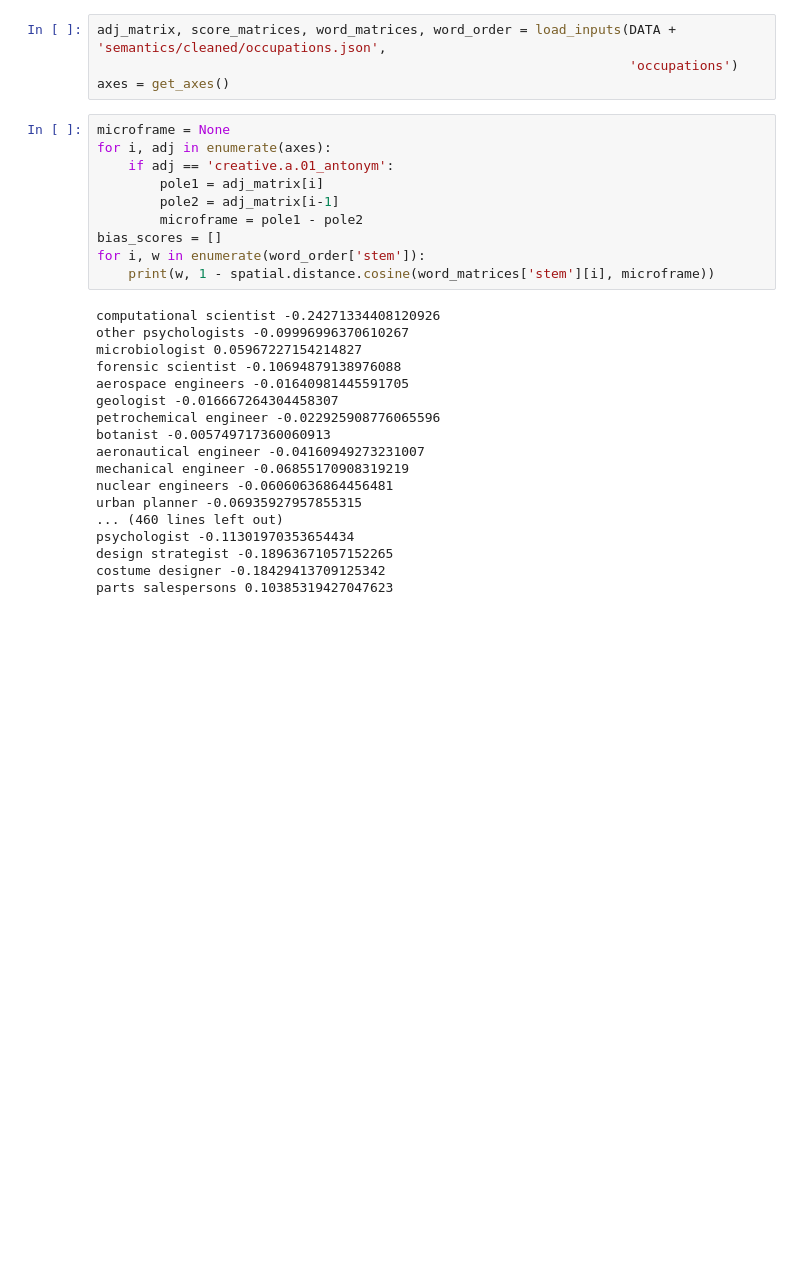
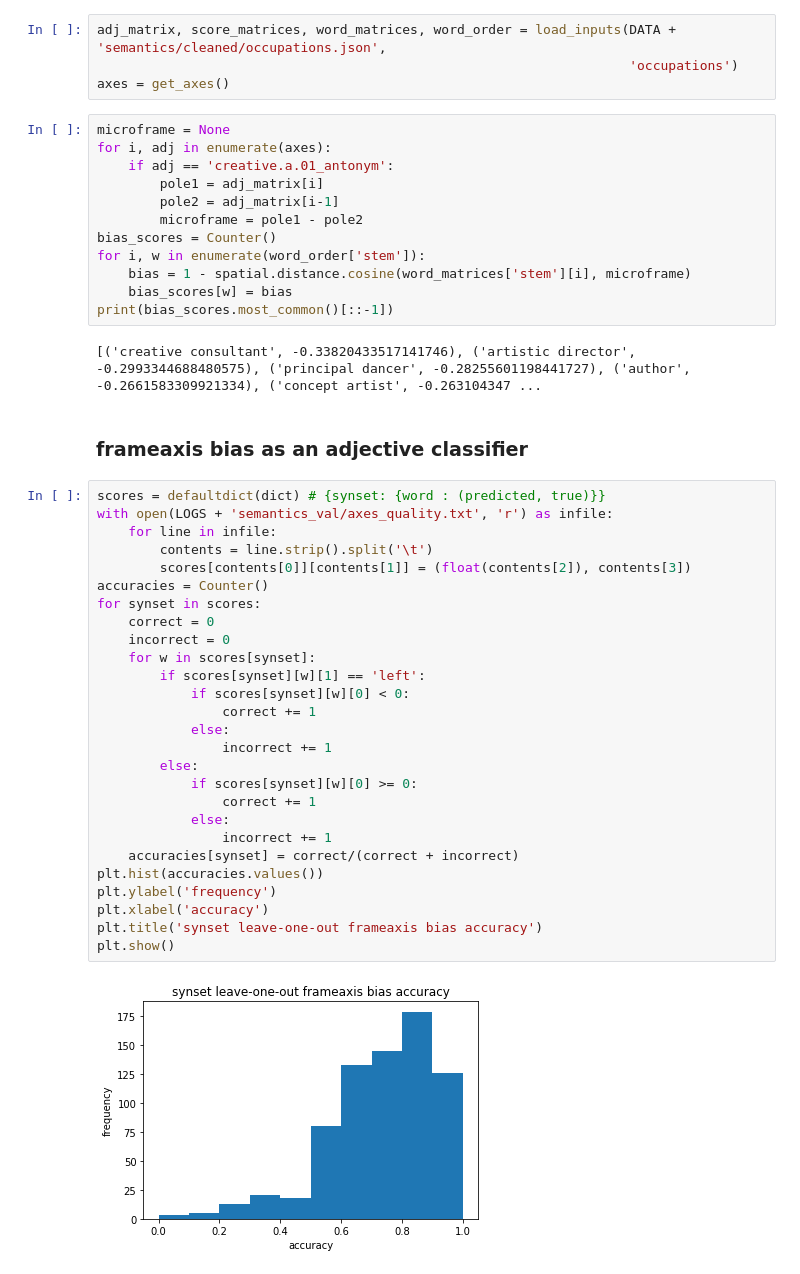
Before and after one commit to lucy3/context_semantic_axes, a Jupyter notebook: code/semantics_viz.ipynb, the cells around one changed output. Drawn from its saved outputs; the diff is of its cells as text; blank space fills up the shorter version.

```diff
--- a/code/semantics_viz.ipynb
+++ b/code/semantics_viz.ipynb
@@ -320,24 +321,41 @@ for i, adj in enumerate(axes):
         pole1 = adj_matrix[i]
         pole2 = adj_matrix[i-1]
         microframe = pole1 - pole2
-bias_scores = []
+bias_scores = Counter()
 for i, w in enumerate(word_order['stem']):
-    print(w, 1 - spatial.distance.cosine(word_matrices['stem'][i], microframe))
+    bias = 1 - spatial.distance.cosine(word_matrices['stem'][i], microframe)
+    bias_scores[w] = bias
+print(bias_scores.most_common()[::-1])
 # %% [output]
-computational scientist -0.24271334408120926
-other psychologists -0.09996996370610267
-microbiologist 0.05967227154214827
-forensic scientist -0.10694879138976088
-aerospace engineers -0.01640981445591705
-geologist -0.016667264304458307
-petrochemical engineer -0.022925908776065596
-botanist -0.005749717360060913
-aeronautical engineer -0.04160949273231007
-mechanical engineer -0.06855170908319219
-nuclear engineers -0.06060636864456481
-urban planner -0.06935927957855315
-... (460 lines left out)
-psychologist -0.11301970353654434
-design strategist -0.18963671057152265
-costume designer -0.18429413709125342
-parts salespersons 0.10385319427047623
+[('creative consultant', -0.33820433517141746), ('artistic director', -0.2993344688480575), ('principal dancer', -0.28255601198441727), ('author', -0.2661583309921334), ('concept artist', -0.263104347 ...
+# %% [markdown]
+### frameaxis bias as an adjective classifier
+# %%
+scores = defaultdict(dict) # {synset: {word : (predicted, true)}}
+with open(LOGS + 'semantics_val/axes_quality.txt', 'r') as infile:
+    for line in infile:
+        contents = line.strip().split('\t')
+        scores[contents[0]][contents[1]] = (float(contents[2]), contents[3])
+accuracies = Counter()
+for synset in scores:
+    correct = 0
+    incorrect = 0
+    for w in scores[synset]:
+        if scores[synset][w][1] == 'left':
+            if scores[synset][w][0] < 0:
+                correct += 1
+            else:
+                incorrect += 1
+        else:
+            if scores[synset][w][0] >= 0:
+                correct += 1
+            else:
+                incorrect += 1
+    accuracies[synset] = correct/(correct + incorrect)
+plt.hist(accuracies.values())
+plt.ylabel('frequency')
+plt.xlabel('accuracy')
+plt.title('synset leave-one-out frameaxis bias accuracy')
+plt.show()
+# %% [output]
+[figure, added]
```
Also changed, not shown: parts of 5 cells of this notebook, 2 other files.
